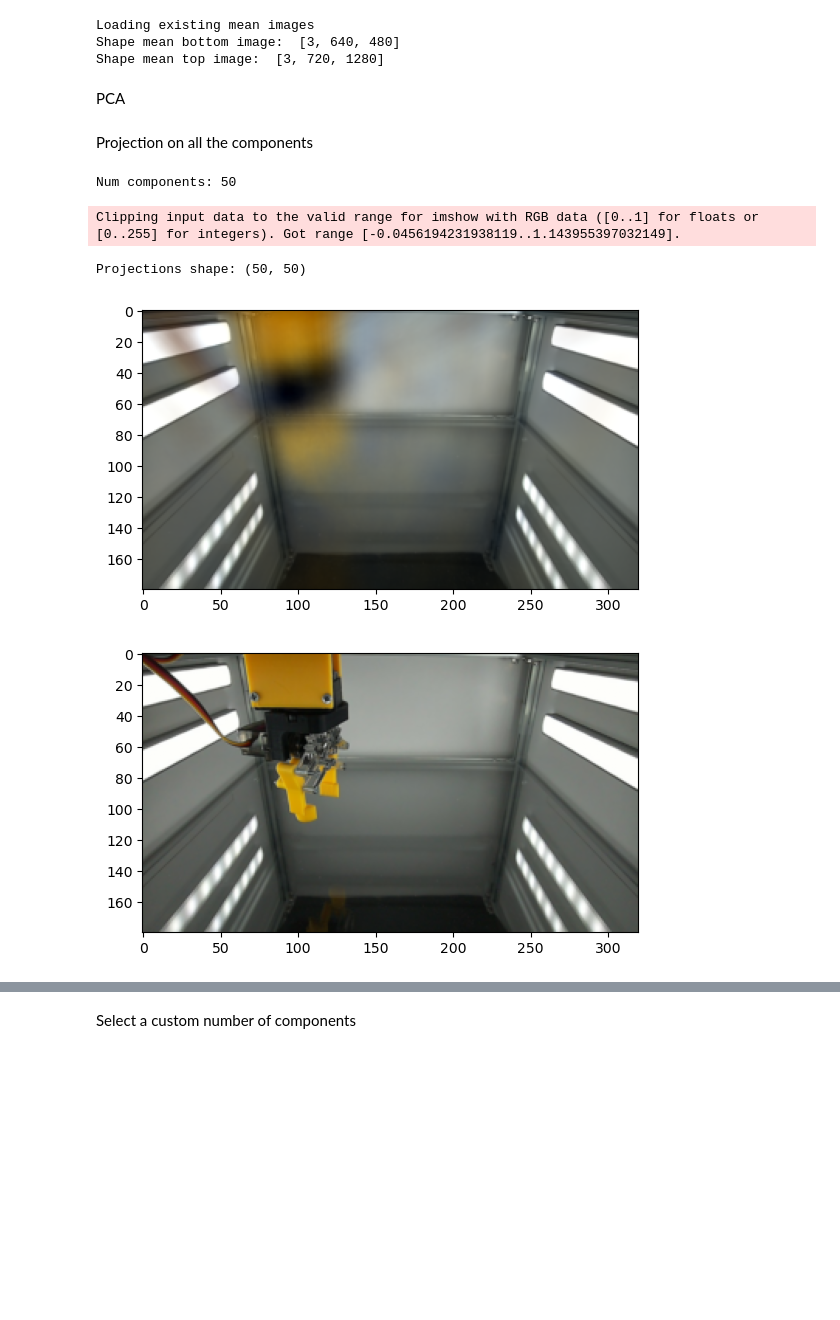
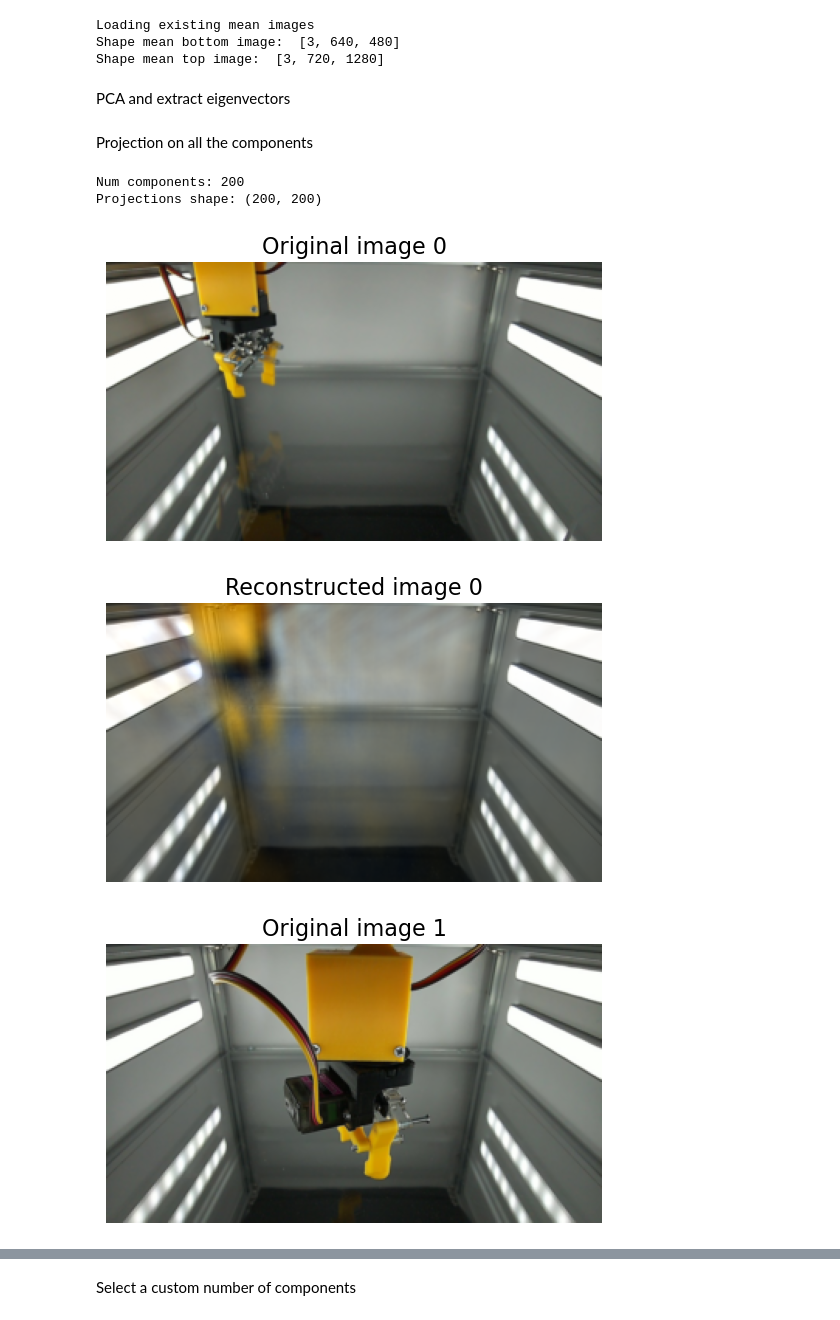
Before and after one commit to GiacomoBillo/cloudgripper-visual-autoencoder, a Jupyter notebook: data_analysis/pca.ipynb, the cells around one changed output, grey strips where cells are left out. Drawn from its saved outputs; the diff is of its cells as text; code cells hidden in the pictures; blank space fills up the shorter version.

Commit message:
PCA with 200 components with resize(shape/4) and 5 sessions of the dataset

```diff
--- a/data_analysis/pca.ipynb
+++ b/data_analysis/pca.ipynb
@@ -37,7 +37,7 @@ preprocess = transforms.Compose([
         transforms.Resize(resize_shape),
         transforms.Lambda(lambda x: torch.flatten(x))
         ])
-batch_size = 100 #int(os.getenv("BATCH_SIZE"))
+batch_size = 200 #int(os.getenv("BATCH_SIZE"))
 print(f"Batch size: {batch_size}")
 sessions = np.arange(1,6) # sessions to load
 path = os.getenv("DATASET_PATH") # experiment path
@@ -73,7 +73,7 @@ print("Shape mean bottom image: ", [*mean_bottom.shape])
 print("Shape mean top image: ", [*mean_top.shape])
 # plot_images(mean_bottom, mean_top, title="Mean image, clean environment")
 
-transform = transforms.Resize(180)
+transform = transforms.Resize(resize_shape)
 top_mean = torch.flatten(transform(torch.tensor(mean_top, device=DEVICE)))
 # top_mean = torch.flatten(torch.tensor(mean_top, device=DEVICE))
 # %% [output]
@@ -81,6 +81,6 @@ Loading existing mean images
 Shape mean bottom image:  [3, 640, 480]
 Shape mean top image:  [3, 720, 1280]
 # %% [markdown]
-PCA
+PCA and extract eigenvectors
 # %%
 from sklearn.decomposition import IncrementalPCA
@@ -105,31 +117,30 @@ Projection on all the components
 # %%
 from gripper_data import transpose_channels_last
 import matplotlib.pyplot as plt
 
 print("Num components:", pca.n_components_)
 batch = next(iter(dataloader))
 bottom_images, top_images, states = batch
 
 # Project new data into PCA space
 projections = pca.transform(top_images - top_mean)
 print("Projections shape:", projections.shape)
 
 # Reconstruct data from projections
 reconstructed = pca.inverse_transform(projections) + top_mean.numpy()
+
+i = 0
 for reconstruction, img in zip(reconstructed, top_images):
     img = np.reshape(img, (3,resize_shape[0],-1))
-    img = transpose_channels_last(img)
-    reconstruction = reconstruction
+    plot_image(img, title=f"Original image {i}")
     reconstruction = np.reshape(reconstruction, (3,resize_shape[0],-1))
-    reconstruction = transpose_channels_last(reconstruction)
-    plt.figure()
-    plt.imshow(reconstruction)
-    plt.figure()
-    plt.imshow(img.numpy())
-    break
+    plot_image(reconstruction, title=f"Reconstructed image {i}")
+    i += 1
+    if i>5:
+        break
 # %% [output]
-Num components: 50
+Num components: 200
+Projections shape: (200, 200)
-Clipping input data to the valid range for imshow with RGB data ([0..1] for floats or [0..255] for integers). Got range [-0.0456194231938119..1.143955397032149].
-Projections shape: (50, 50)
-[figure, old version]
+[figure, new version]
-[figure, old version]
+[figure, new version]
+[figure, added]
```
Also changed, not shown: parts of 6 cells of this notebook, 1 other file.
